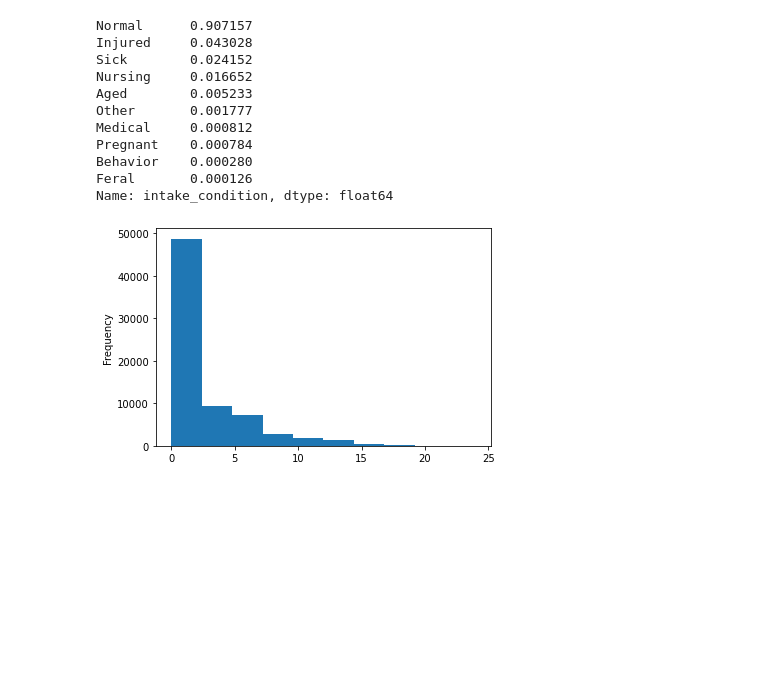
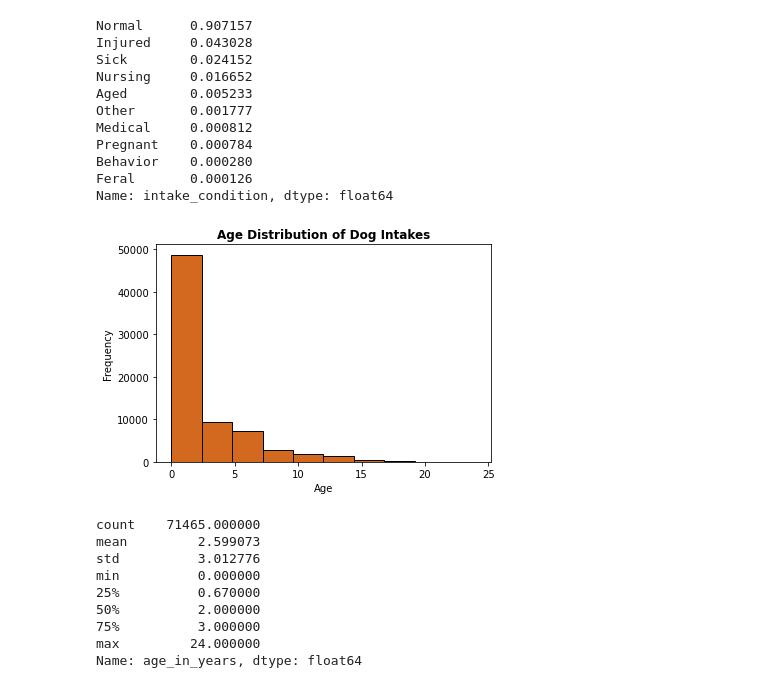
Before and after one commit to lordfrahnk/austin_shelter, a Jupyter notebook: notebooks/5 - Dogs Intakes EDA.ipynb, the cells around one changed output. Drawn from its saved outputs; the diff is of its cells as text; code cells hidden in the pictures; blank space fills up the shorter version.

```diff
--- a/notebooks/5 - Dogs Intakes EDA.ipynb
+++ b/notebooks/5 - Dogs Intakes EDA.ipynb
@@ -109,7 +106,28 @@ Pregnant    0.000784
 Behavior    0.000280
 Feral       0.000126
 Name: intake_condition, dtype: float64
+# %%
+plt.hist(dogs['age_in_years'],
+         color='chocolate',
+         edgecolor='black'
+        )
+
+plt.title('Age Distribution of Dog Intakes', weight='bold')
+plt.xlabel('Age')
+plt.ylabel('Frequency')
+
+plt.savefig('../plots/age_distribution_intakes', bbox_inches='tight');
+# %% [output]
+[figure, added]
 # %%
-dogs['age_in_years'].plot(kind='hist');
+dogs['age_in_years'].describe()
 # %% [output]
-[figure, removed]
+count    71465.000000
+mean         2.599073
+std          3.012776
+min          0.000000
+25%          0.670000
+50%          2.000000
+75%          3.000000
+max         24.000000
+Name: age_in_years, dtype: float64
```
Also changed, not shown: parts of 14 cells of this notebook.
